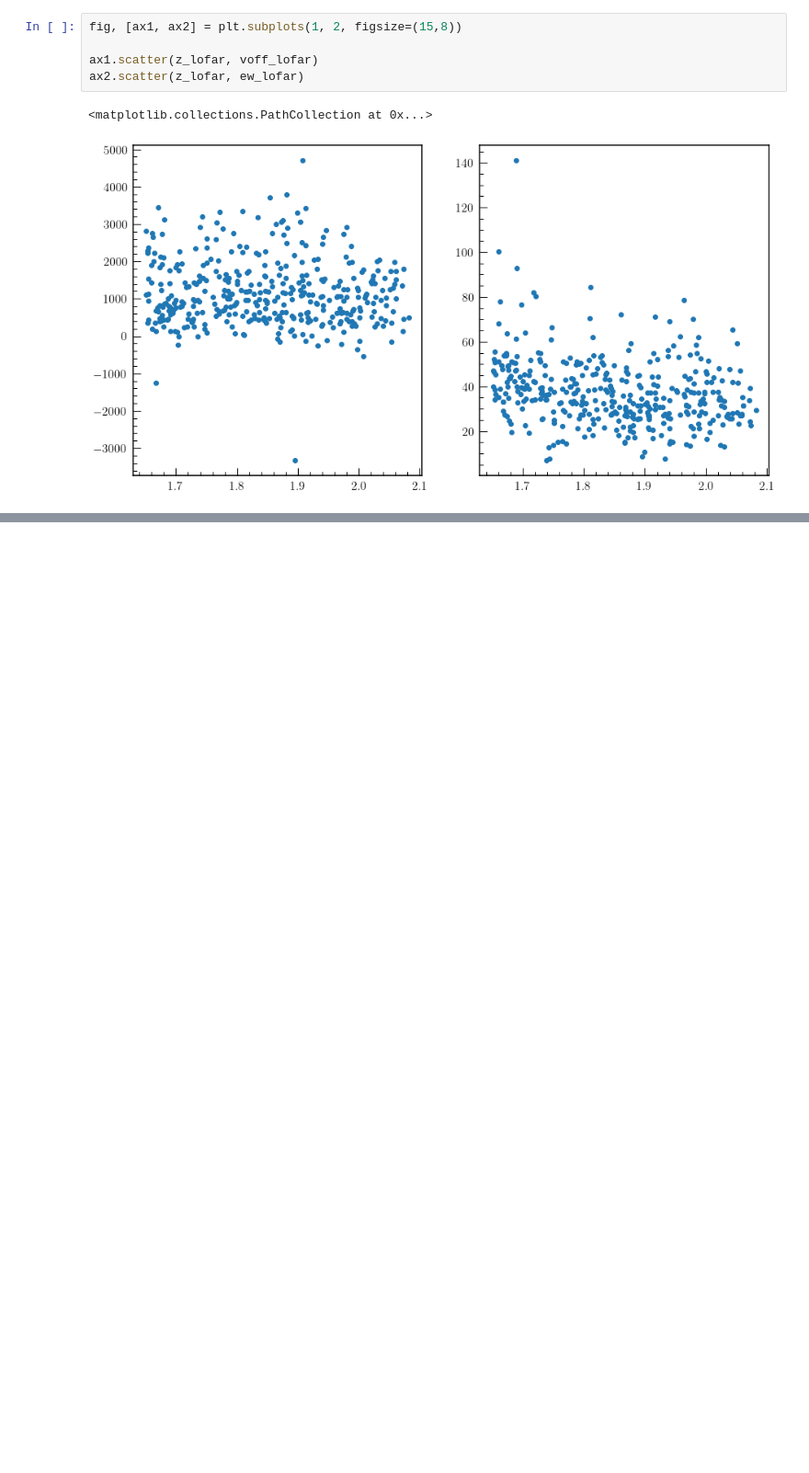
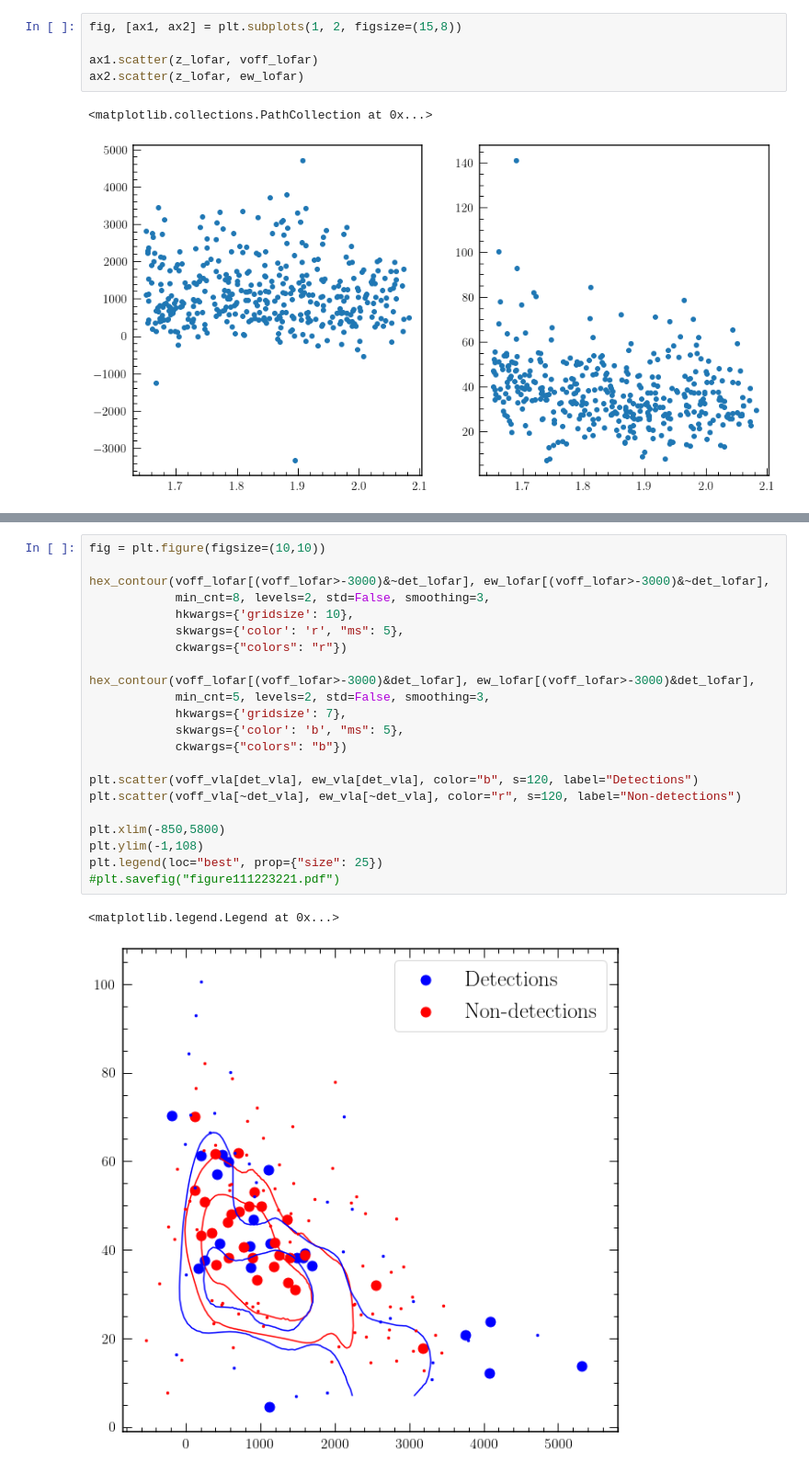
Before and after one commit to RichardsGroup/VLA2018b, a Jupyter notebook: CIVPlot_wLOFAR.ipynb, the cells around one changed output, grey strips where cells are left out. Shown at 92% size. Cells and saved outputs as stored; diff of their text form; blank space fills up the shorter version.

```diff
--- a/CIVPlot_wLOFAR.ipynb
+++ b/CIVPlot_wLOFAR.ipynb
@@ -547,0 +587,25 @@ ax2.scatter(z_lofar, ew_lofar)
+# %%
+fig = plt.figure(figsize=(10,10))
+
+hex_contour(voff_lofar[(voff_lofar>-3000)&~det_lofar], ew_lofar[(voff_lofar>-3000)&~det_lofar],
+            min_cnt=8, levels=2, std=False, smoothing=3,
+            hkwargs={'gridsize': 10},
+            skwargs={'color': 'r', "ms": 5},
+            ckwargs={"colors": "r"})
+
+hex_contour(voff_lofar[(voff_lofar>-3000)&det_lofar], ew_lofar[(voff_lofar>-3000)&det_lofar],
+            min_cnt=5, levels=2, std=False, smoothing=3,
+            hkwargs={'gridsize': 7},
+            skwargs={'color': 'b', "ms": 5},
+            ckwargs={"colors": "b"})
+
+plt.scatter(voff_vla[det_vla], ew_vla[det_vla], color="b", s=120, label="Detections")
+plt.scatter(voff_vla[~det_vla], ew_vla[~det_vla], color="r", s=120, label="Non-detections")
+
+plt.xlim(-850,5800)
+plt.ylim(-1,108)
+plt.legend(loc="best", prop={"size": 25})
+#plt.savefig("figure111223221.pdf")
+# %% [output]
+<matplotlib.legend.Legend at 0x...>
+[figure, added]
```
Also changed, not shown: parts of 28 cells of this notebook.
